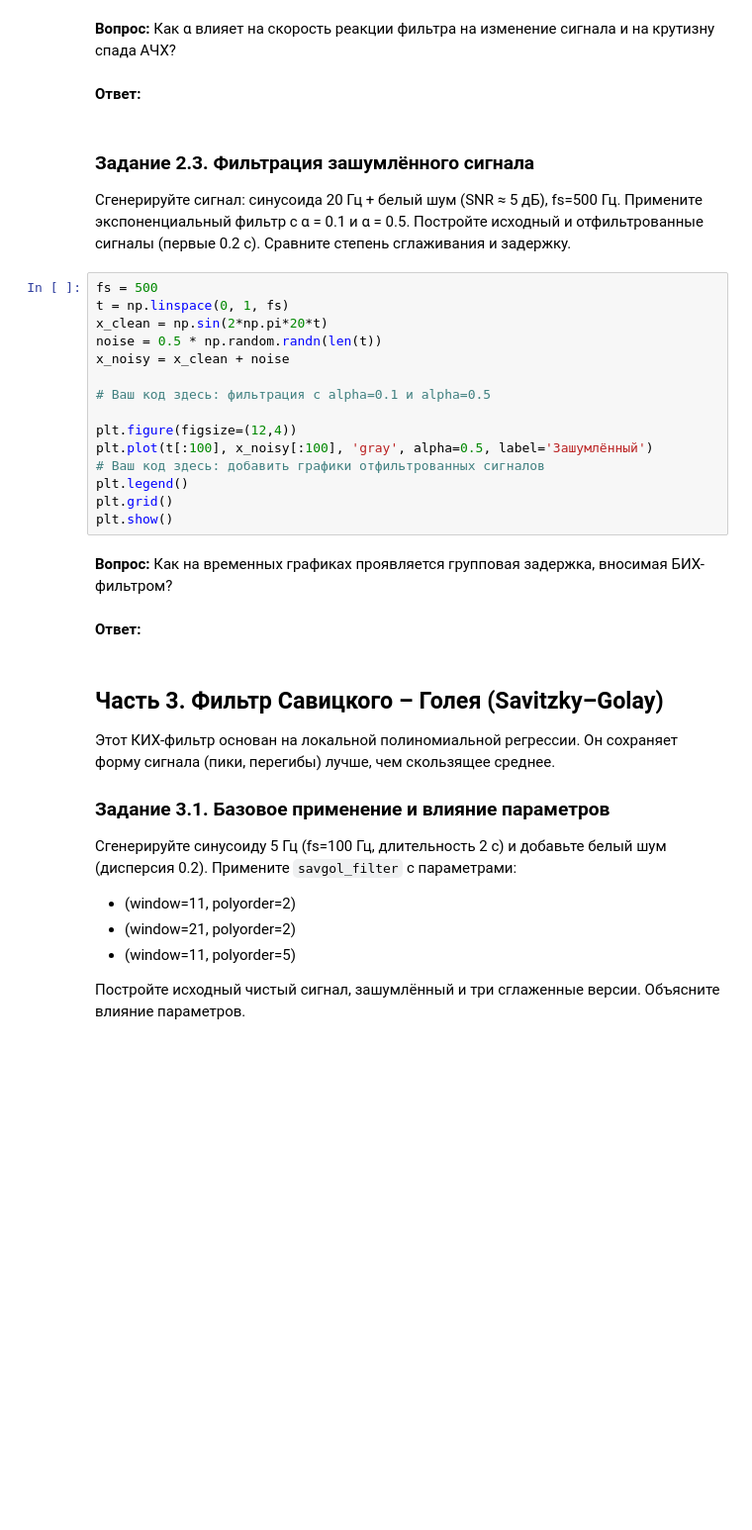
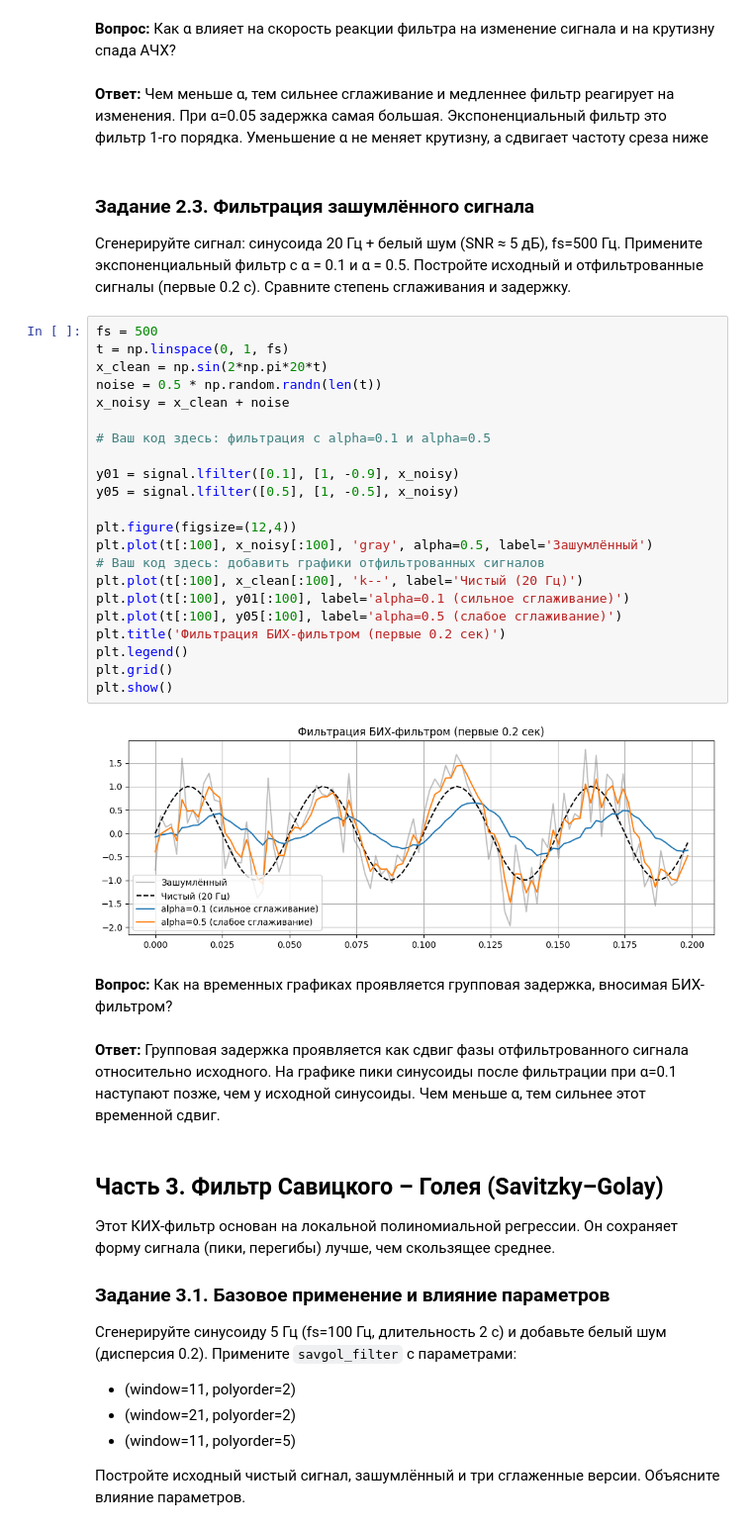
Before and after one commit to ilya-agafonov/dsp-seminars, a Jupyter notebook: seminars/5_Agafonov.ipynb, the cells around one changed output. Shown at 99% size. Drawn from its saved outputs; the diff is of its cells as text; blank space fills up the shorter version.

```diff
--- a/seminars/5_Agafonov.ipynb
+++ b/seminars/5_Agafonov.ipynb
@@ -216,7 +252,7 @@ alphas = [0.05, 0.2, 0.8]
 # %% [markdown]
 **Вопрос:** Как α влияет на скорость реакции фильтра на изменение сигнала и на крутизну спада АЧХ?
-# %% [markdown]
-**Ответ:**
+# %% [markdown]
+**Ответ:** Чем меньше α, тем сильнее сглаживание и медленнее фильтр реагирует на изменения. При α=0.05 задержка самая большая. Экспоненциальный фильтр это фильтр 1-го порядка. Уменьшение α не меняет крутизну, а сдвигает частоту среза ниже
 # %% [markdown]
 ### Задание 2.3. Фильтрация зашумлённого сигнала
 
@@ -224,22 +260,31 @@ alphas = [0.05, 0.2, 0.8]
 # %%
 fs = 500
 t = np.linspace(0, 1, fs)
 x_clean = np.sin(2*np.pi*20*t)
 noise = 0.5 * np.random.randn(len(t))
 x_noisy = x_clean + noise
 
 # Ваш код здесь: фильтрация с alpha=0.1 и alpha=0.5
 
+y01 = signal.lfilter([0.1], [1, -0.9], x_noisy)
+y05 = signal.lfilter([0.5], [1, -0.5], x_noisy)
+
 plt.figure(figsize=(12,4))
 plt.plot(t[:100], x_noisy[:100], 'gray', alpha=0.5, label='Зашумлённый')
 # Ваш код здесь: добавить графики отфильтрованных сигналов
+plt.plot(t[:100], x_clean[:100], 'k--', label='Чистый (20 Гц)')
+plt.plot(t[:100], y01[:100], label='alpha=0.1 (сильное сглаживание)')
+plt.plot(t[:100], y05[:100], label='alpha=0.5 (слабое сглаживание)')
+plt.title('Фильтрация БИХ-фильтром (первые 0.2 сек)')
 plt.legend()
 plt.grid()
 plt.show()
+# %% [output]
+[figure, added]
 # %% [markdown]
 **Вопрос:** Как на временных графиках проявляется групповая задержка, вносимая БИХ-фильтром?
-# %% [markdown]
-**Ответ:**
+# %% [markdown]
+**Ответ:** Групповая задержка проявляется как сдвиг фазы отфильтрованного сигнала относительно исходного. На графике пики синусоиды после фильтрации при α=0.1 наступают позже, чем у исходной синусоиды. Чем меньше α, тем сильнее этот временной сдвиг.
 # %% [markdown]
 ## Часть 3. Фильтр Савицкого – Голея (Savitzky–Golay)
 
```
Also changed, not shown: parts of 19 cells of this notebook.
